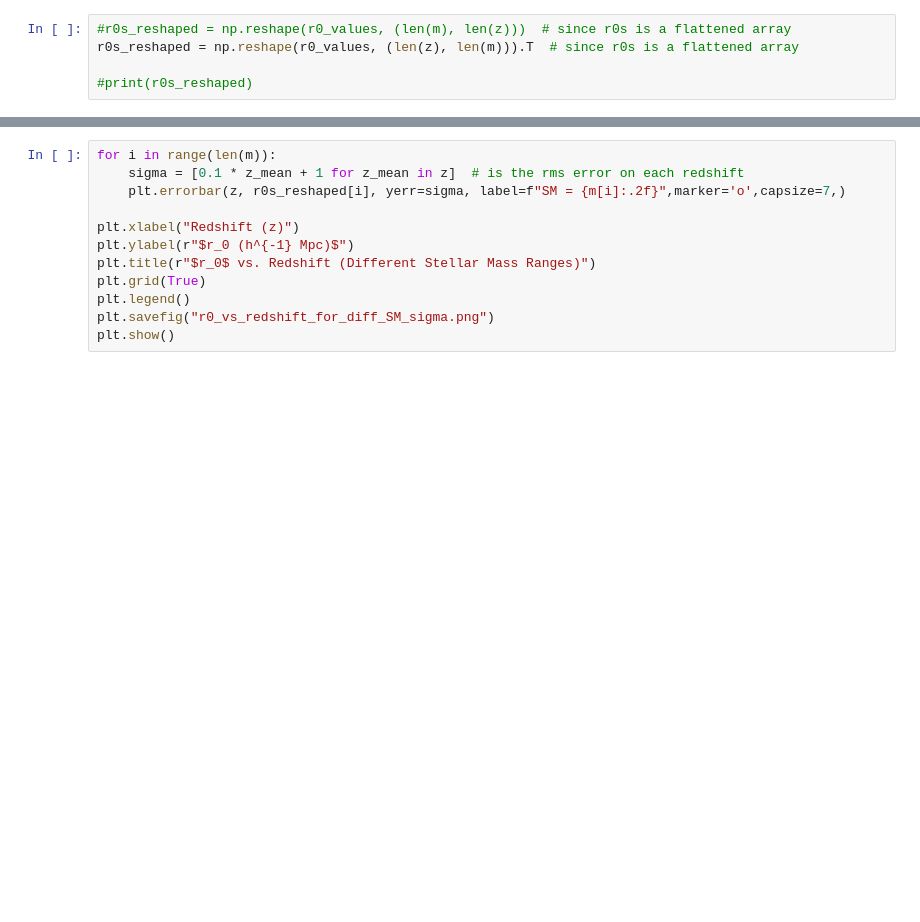
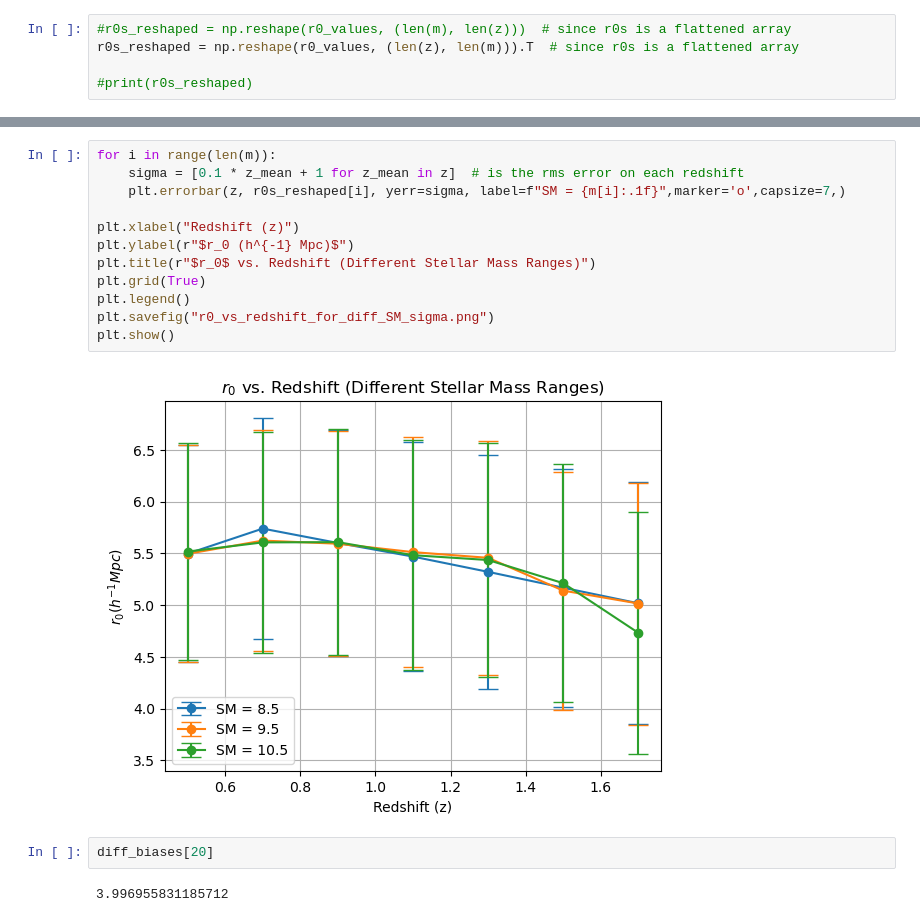
Before and after one commit to OtiliaIrina/Master_Thesis, a Jupyter notebook: class.ipynb, the cells around one changed output, grey strips where cells are left out. Drawn from its saved outputs; the diff is of its cells as text; blank space fills up the shorter version.

```diff
--- a/class.ipynb
+++ b/class.ipynb
@@ -1024,12 +1134,18 @@ plt.show()
 # %%
 for i in range(len(m)):
     sigma = [0.1 * z_mean + 1 for z_mean in z]  # is the rms error on each redshift
-    plt.errorbar(z, r0s_reshaped[i], yerr=sigma, label=f"SM = {m[i]:.2f}",marker='o',capsize=7,)
+    plt.errorbar(z, r0s_reshaped[i], yerr=sigma, label=f"SM = {m[i]:.1f}",marker='o',capsize=7,)
 
 plt.xlabel("Redshift (z)")
 plt.ylabel(r"$r_0 (h^{-1} Mpc)$")
 plt.title(r"$r_0$ vs. Redshift (Different Stellar Mass Ranges)")
 plt.grid(True)
 plt.legend()
 plt.savefig("r0_vs_redshift_for_diff_SM_sigma.png")
 plt.show()
+# %% [output]
+[figure, added]
+# %%
+diff_biases[20]
+# %% [output]
+3.996955831185712
```
Also changed, not shown: parts of 24 cells of this notebook, 4 other files.
